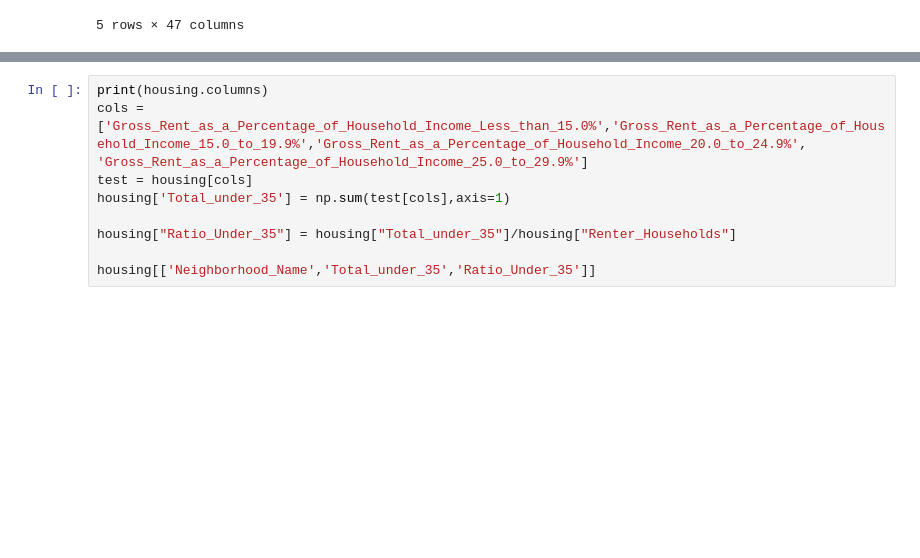
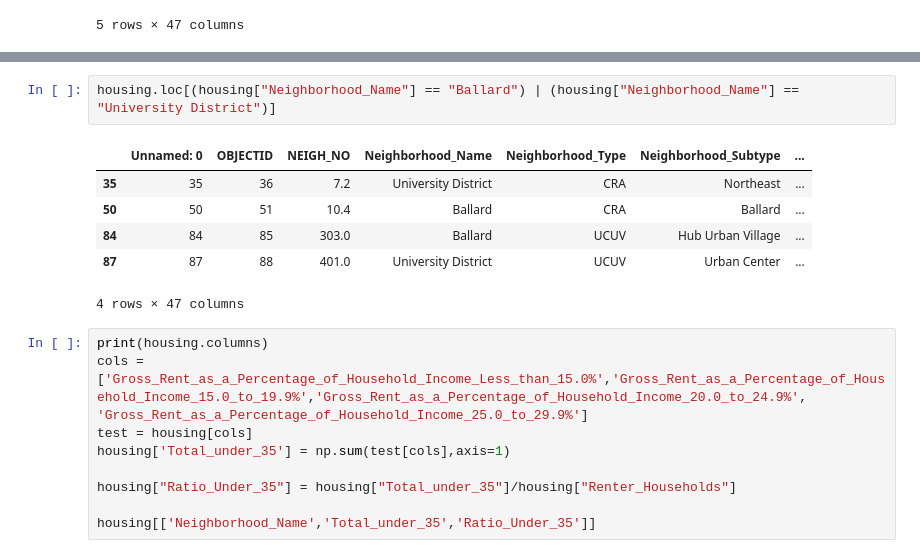
Before and after one commit to tint3dgreen/Capstone, a Jupyter notebook: src/Question_1.ipynb, the cells around one changed output, grey strips where cells are left out. Saved outputs shown, nothing was run; the diff lists cells and outputs as text; blank space fills up the shorter version.

```diff
--- a/src/Question_1.ipynb
+++ b/src/Question_1.ipynb
@@ -18,3 +27,12 @@ housing.head()
+# %%
+housing.loc[(housing["Neighborhood_Name"] == "Ballard") | (housing["Neighborhood_Name"] == "University District")]
+# %% [output]
+|  | Unnamed: 0 | OBJECTID | NEIGH_NO | Neighborhood_Name | Neighborhood_Type | Neighborhood_Subtype | ... |
+| 35 | 35 | 36 | 7.2 | University District | CRA | Northeast | ... |
+| 50 | 50 | 51 | 10.4 | Ballard | CRA | Ballard | ... |
+| 84 | 84 | 85 | 303.0 | Ballard | UCUV | Hub Urban Village | ... |
+| 87 | 87 | 88 | 401.0 | University District | UCUV | Urban Center | ... |
+4 rows × 47 columns
 # %%
 print(housing.columns)
 cols = ['Gross_Rent_as_a_Percentage_of_Household_Income_Less_than_15.0%','Gross_Rent_as_a_Percentage_of_Household_Income_15.0_to_19.9%','Gross_Rent_as_a_Percentage_of_Household_Income_20.0_to_24.9%', 'Gross_Rent_as_a_Percentage_of_Household_Income_25.0_to_29.9%']
```
Also changed, not shown: parts of 7 cells of this notebook, 4 other files.
